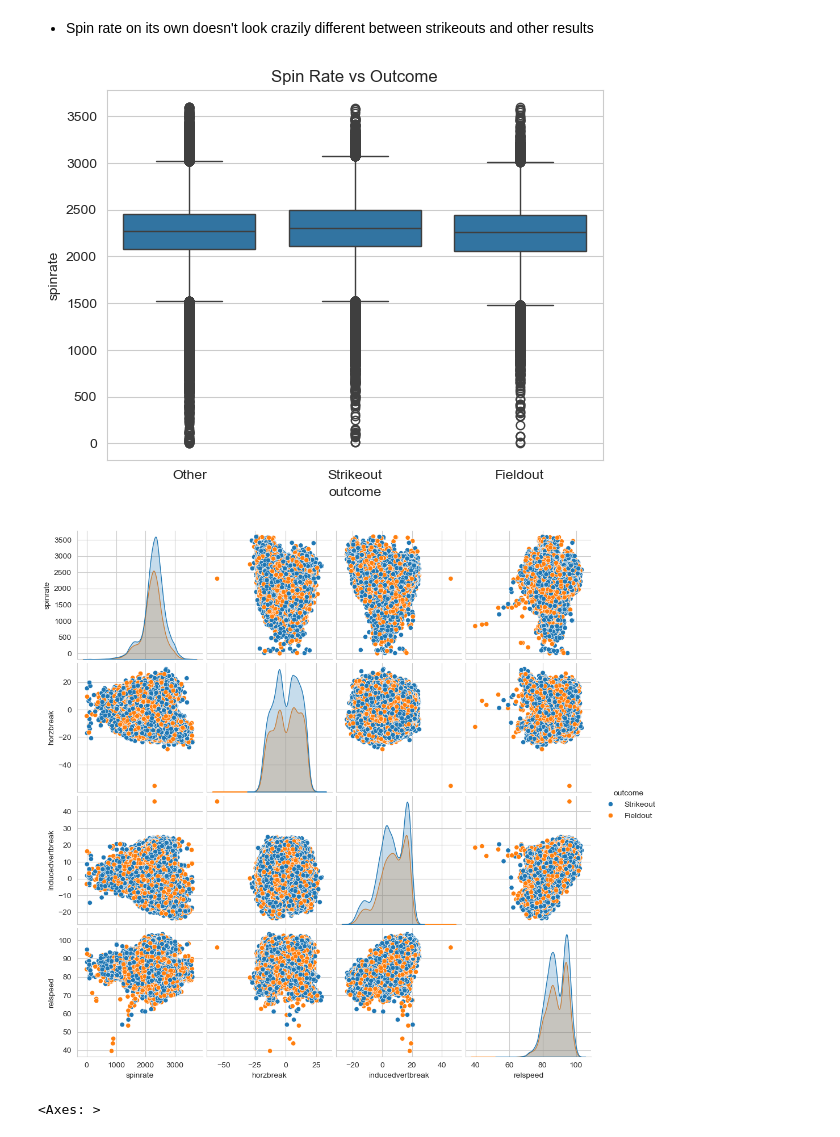
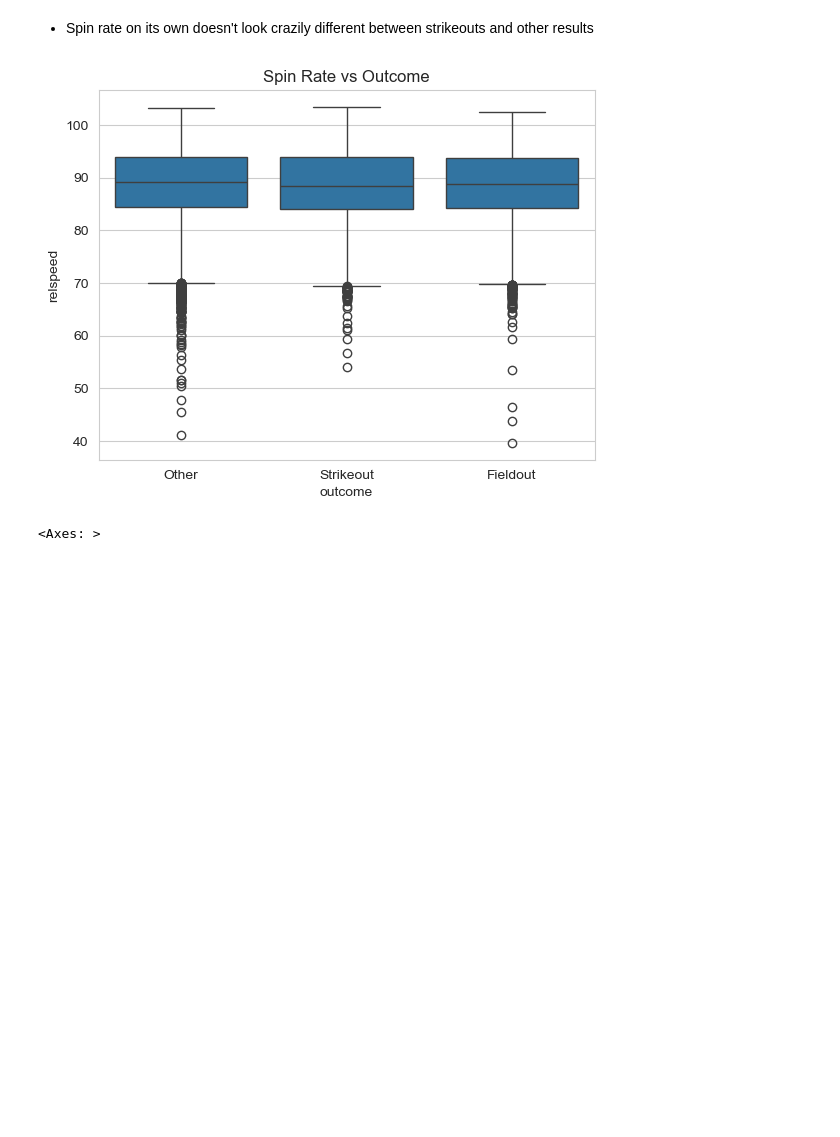
Before and after one commit to NathanG1en/baseball-research, a Jupyter notebook: Groupings.ipynb, the cells around one changed output. Cells and saved outputs as stored; diff of their text form; code cells hidden in the pictures; blank space fills up the shorter version.

```diff
--- a/Groupings.ipynb
+++ b/Groupings.ipynb
@@ -104,9 +104,13 @@ high_pressure_df.head()
 # %%
 high_pressure_df = baseball_df[baseball_df['strikes'] == 2.0]
 
-fieldout_types = ['field_out', 'force_out', 'grounded_into_double_play', 'fielders_choice_out']
+fieldout_types = ['field_out', 'force_out', 'grounded_into_double_play', 'fielders_choice_out', 'fielders_choice', 'double_play', 'sac_fly', 'sac_bunt', 'sac_fly_double_play', 'triple_play']
+
+complements = []
+
 
 high_pressure_df = high_pressure_df[['outs', 'ab', 'eventtype', 'strikes', 'Home', 'spinrate', 'relspeed', 'horzbreak', 'inducedvertbreak', 'platelocheight']]
+
 
 high_pressure_df['outcome'] = high_pressure_df['eventtype'].apply(
     lambda x: 'Strikeout' if 'strikeout' in x
@@ -166,16 +170,15 @@ high_pressure_df.head()
 - Spin rate on its own doesn't look crazily different between strikeouts and other results
 # %%
 # Boxplot of spin rate by outcome
-sns.boxplot(x='outcome', y='spinrate', data=high_pressure_df)
+sns.boxplot(x='outcome', y='relspeed', data=high_pressure_df)
 plt.title('Spin Rate vs Outcome')
 plt.show()
 
 # Pairplot to explore relationships between all features and the outcome
 # sns.pairplot(only_outs_df, hue='outcome', vars=['spinrate', 'horzbreak', 'inducedvertbreak', 'relspeed'])
 # plt.show()
 # %% [output]
-[figure, old version]
+[figure, new version]
-[figure, removed]
 # %%
 # corr_matrix = high_pressure_df[['spinrate', 'horzbreak', 'inducedvertbreak', 'relspeed']].corr()
 corr_matrix = only_outs_df[['spinrate', 'horzbreak', 'inducedvertbreak', 'relspeed']].corr()
```
Also changed, not shown: parts of 2 cells of this notebook, 3 other files.
